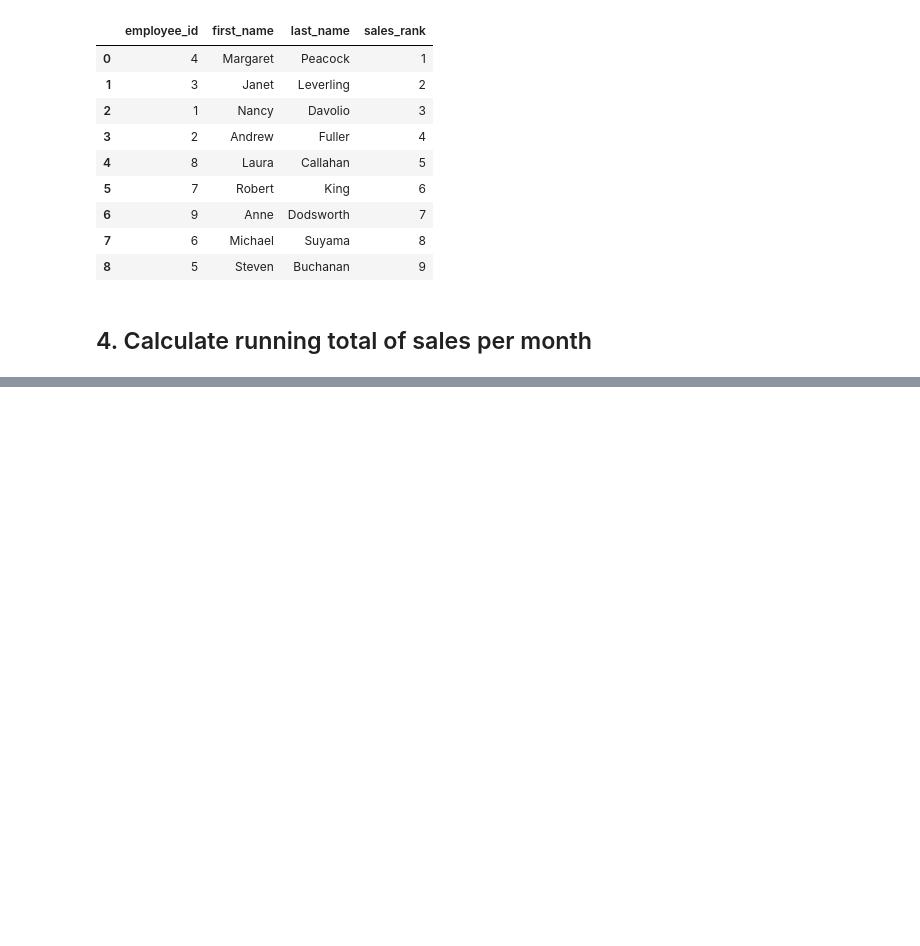
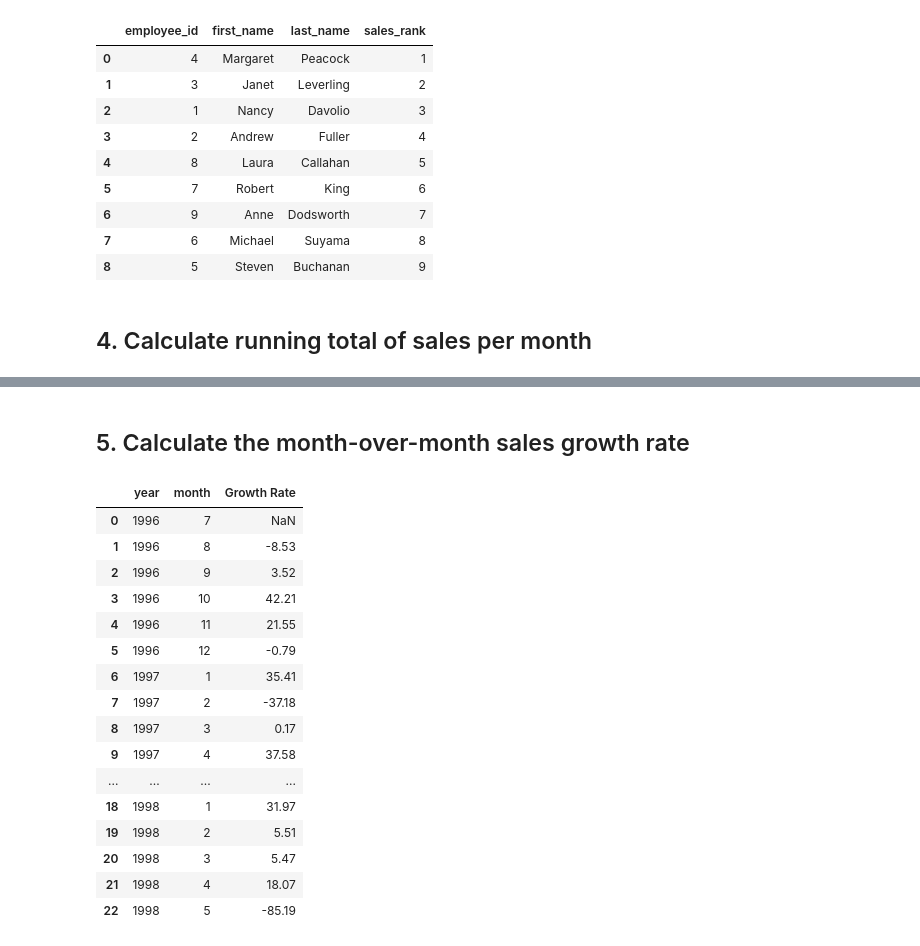
Before and after one commit to luc-dt/sql-northwind-traders, a Jupyter notebook: eda-northwind-traders.ipynb, the cells around one changed output, grey strips where cells are left out. Saved outputs shown, nothing was run; the diff lists cells and outputs as text; code cells hidden in the pictures; blank space fills up the shorter version.

```diff
--- a/eda-northwind-traders.ipynb
+++ b/eda-northwind-traders.ipynb
@@ -269,0 +276,45 @@ run_query("""
+# %% [markdown]
+## 5. Calculate the month-over-month sales growth rate
+# %%
+run_query("""
+WITH MonthlySales AS(
+   SELECT
+      EXTRACT('month' from Order_Date) AS Month,
+      EXTRACT('year' from Order_Date) AS Year,
+      SUM(Unit_Price * Quantity * (1 - Discount)) AS TotalSales
+   FROM orders o
+   JOIN order_details od ON o.order_id = od.order_id
+   GROUP BY EXTRACT('month' from Order_Date), EXTRACT('year' from Order_Date)
+),
+LaggedSales AS(
+   SELECT
+         Year,
+         Month,
+         TotalSales,
+         LAG(TotalSales) OVER (ORDER BY Year, Month) AS PreviousMonthSales
+   FROM MonthlySales
+)
+   SELECT
+         Year,
+         Month,
+         ((TotalSales - PreviousMonthSales) / PreviousMonthSales) * 100 AS "Growth Rate"
+   FROM LaggedSales
+""")
+# %% [output]
+|  | year | month | Growth Rate |
+| 0 | 1996 | 7 | NaN |
+| 1 | 1996 | 8 | -8.53 |
+| 2 | 1996 | 9 | 3.52 |
+| 3 | 1996 | 10 | 42.21 |
+| 4 | 1996 | 11 | 21.55 |
+| 5 | 1996 | 12 | -0.79 |
+| 6 | 1997 | 1 | 35.41 |
+| 7 | 1997 | 2 | -37.18 |
+| 8 | 1997 | 3 | 0.17 |
+| 9 | 1997 | 4 | 37.58 |
+| ... | ... | ... | ... |
+| 18 | 1998 | 1 | 31.97 |
+| 19 | 1998 | 2 | 5.51 |
+| 20 | 1998 | 3 | 5.47 |
+| 21 | 1998 | 4 | 18.07 |
+| 22 | 1998 | 5 | -85.19 |
```
Also changed, not shown: parts of 8 cells of this notebook, 4 other files.
